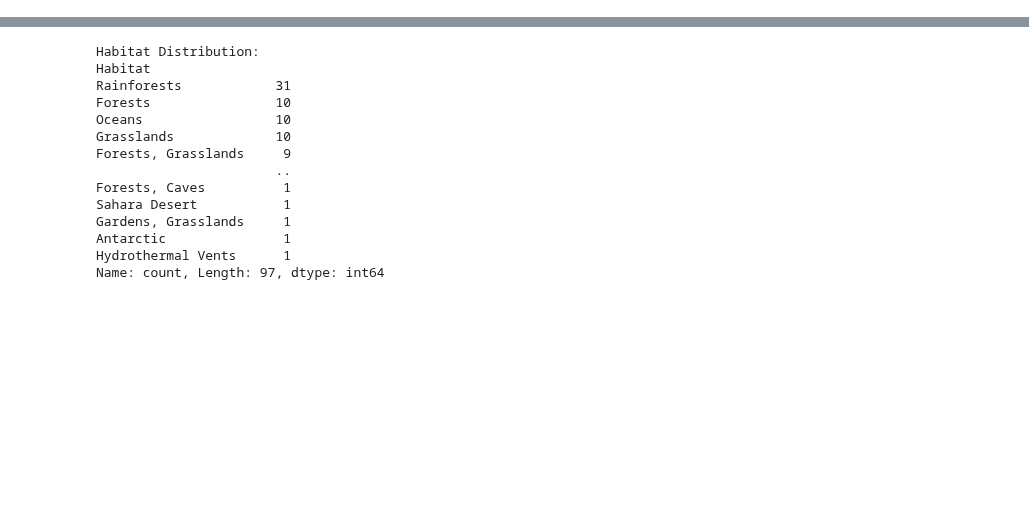
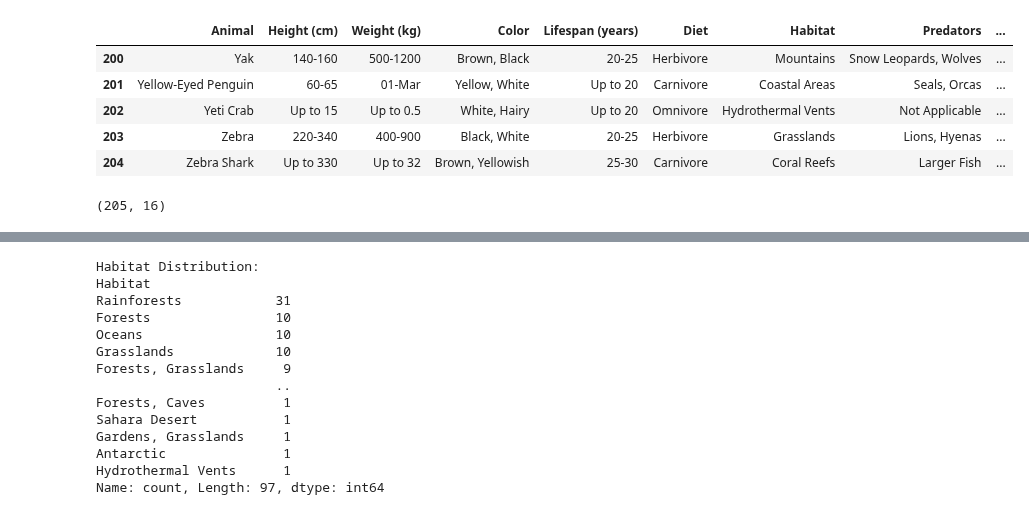
Before and after one commit to msandhiya07/Animaldboverview, a Jupyter notebook: Animladb.ipynb, the cells around one changed output, grey strips where cells are left out. Cells and saved outputs as stored; diff of their text form; code cells hidden in the pictures; blank space fills up the shorter version.

```diff
--- a/Animladb.ipynb
+++ b/Animladb.ipynb
@@ -45,0 +18,14 @@ print(d)
+# %%
+df.tail()
+# %% [output]
+|  | Animal | Height (cm) | Weight (kg) | Color | Lifespan (years) | Diet | Habitat | Predators | ... |
+| 200 | Yak | 140-160 | 500-1200 | Brown, Black | 20-25 | Herbivore | Mountains | Snow Leopards, Wolves | ... |
+| 201 | Yellow-Eyed Penguin | 60-65 | 01-Mar | Yellow, White | Up to 20 | Carnivore | Coastal Areas | Seals, Orcas | ... |
+| 202 | Yeti Crab | Up to 15 | Up to 0.5 | White, Hairy | Up to 20 | Omnivore | Hydrothermal Vents | Not Applicable | ... |
+| 203 | Zebra | 220-340 | 400-900 | Black, White | 20-25 | Herbivore | Grasslands | Lions, Hyenas | ... |
+| 204 | Zebra Shark | Up to 330 | Up to 32 | Brown, Yellowish | 25-30 | Carnivore | Coral Reefs | Larger Fish | ... |
+# %%
+#sanity check of data
+df.shape
+# %% [output]
+(205, 16)
```
Also changed, not shown: parts of 11 cells of this notebook.
